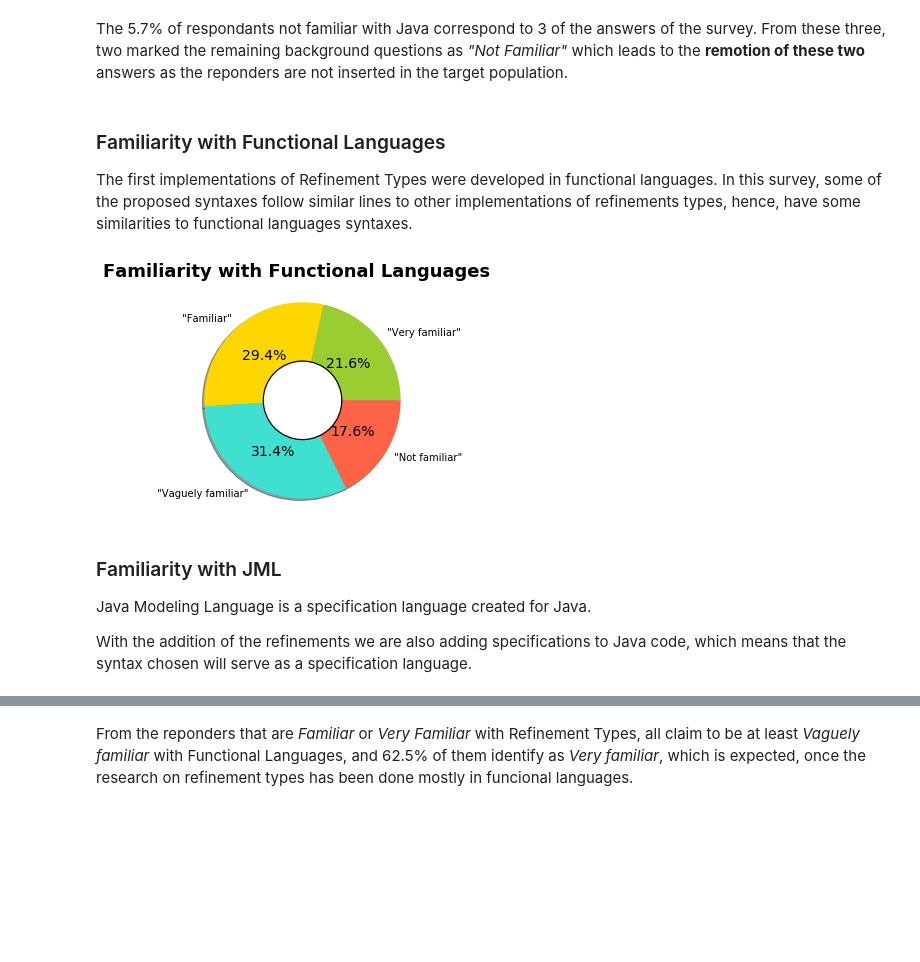
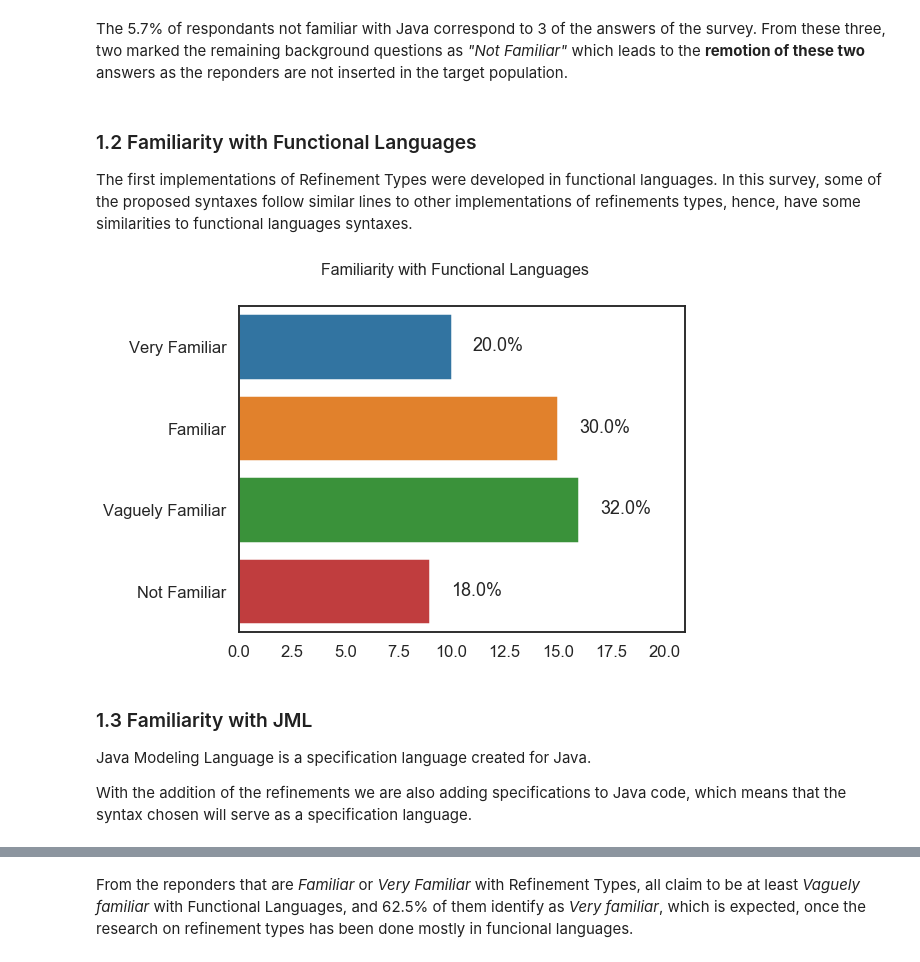
Before and after one commit to CatarinaGamboa/liquidjava, a Jupyter notebook: syntax_survey/analysis.ipynb, the cells around one changed output, grey strips where cells are left out. Cells and saved outputs as stored; diff of their text form; code cells hidden in the pictures; blank space fills up the shorter version.

```diff
--- a/syntax_survey/analysis.ipynb
+++ b/syntax_survey/analysis.ipynb
@@ -29,6 +29,7 @@ def load_answers (csv_file):
             ans = ans[1:18] #remove timestamp, comments and email
             for i in range(len(ans)) :
                 ans[i] = re.sub('\=.*', '', ans[i])
+                ans[i] = re.sub('"', '', ans[i])
             ans_matrix.append(ans)
     return ans_matrix
 
@@ -64,5 +65,7 @@ answers_pd[:5]#showcase
 This section aims to understand the background of respondents of the survey.
 # %%
+import random
+import math
 def getFamiliaritySize(pd, colName):
     a = len(pd.loc[pd[colName]== notFamiliar])
     b = len(pd.loc[pd[colName]== vagFamiliar])
@@ -88,4 +91,29 @@ def donutChart(pd, title, colName):
     fig.suptitle(title, fontsize=18, fontweight='bold')
     # Set aspect ratio to be equal so that pie is drawn as a circle.
     plt.axis('equal')
+
+
+def horizontalBarsPlot(title, pd, colName, palette="rocket", percentage=True):
+    lSize = getFamiliaritySize(pd, colName)
+    maxY = max(lSize)
+    x = 8 if maxY > 10 else 4
+    f, axs = plt.subplots(1, 1, figsize=(x, 6), sharex=True)
+    f.suptitle(title, fontsize=16)
+    sns.set_theme(style="white", context="talk")
+
+    x = np.array(["Not Familiar", "Vaguely Familiar","Familiar","Very Familiar"][::-1])
+    y1 = np.array(lSize)
+    splot = sns.barplot(x=y1, y=x, palette=palette, ax=axs)
+
+
+    i = 0
+    for p in splot.patches:
+        height = int(lSize[i]) if not percentage else'{:.1f}'.format((lSize[i]/sum(lSize))*100)+"%"
+        splot.annotate(height,
+               (p.get_x()+lSize[i]+1 , p.get_height()+i-0.7),
+               ha = 'left', va = 'center',
+               xytext = (0, 9),
+               textcoords = 'offset points')
+        i+=1
+    axs.set_xlim([0, maxY+5])
 # %% [markdown]
@@ -110,16 +138,16 @@ From these three, two marked the remaining background questions as *"Not Familia
 # %%
 answers_pd = answers_pd.drop(38)
 answers_pd = answers_pd.drop(40)
-#answers_pd = answers_pd.drop(50) #??
+answers_pd = answers_pd.drop(50)
 # %% [markdown]
-### Familiarity with Functional Languages
+### 1.2 Familiarity with Functional Languages
 The first implementations of Refinement Types were developed in functional languages. In this survey, some of the proposed syntaxes follow similar lines to other implementations of refinements types, hence, have some similarities to functional languages syntaxes.
 # %%
-donutChart(answers_pd, "Familiarity with Functional Languages", fFun)
+horizontalBarsPlot("Familiarity with Functional Languages", answers_pd, fFun, palette="tab10")
 # %% [output]
-[figure, old version]
+[figure, new version]
 # %% [markdown]
-### Familiarity with JML
+### 1.3 Familiarity with JML
 Java Modeling Language is a specification language created for Java.
 
 With the addition of the refinements we are also adding specifications to Java code, which means that the syntax chosen will serve as a specification language.
```
Also changed, not shown: parts of 45 cells of this notebook.
